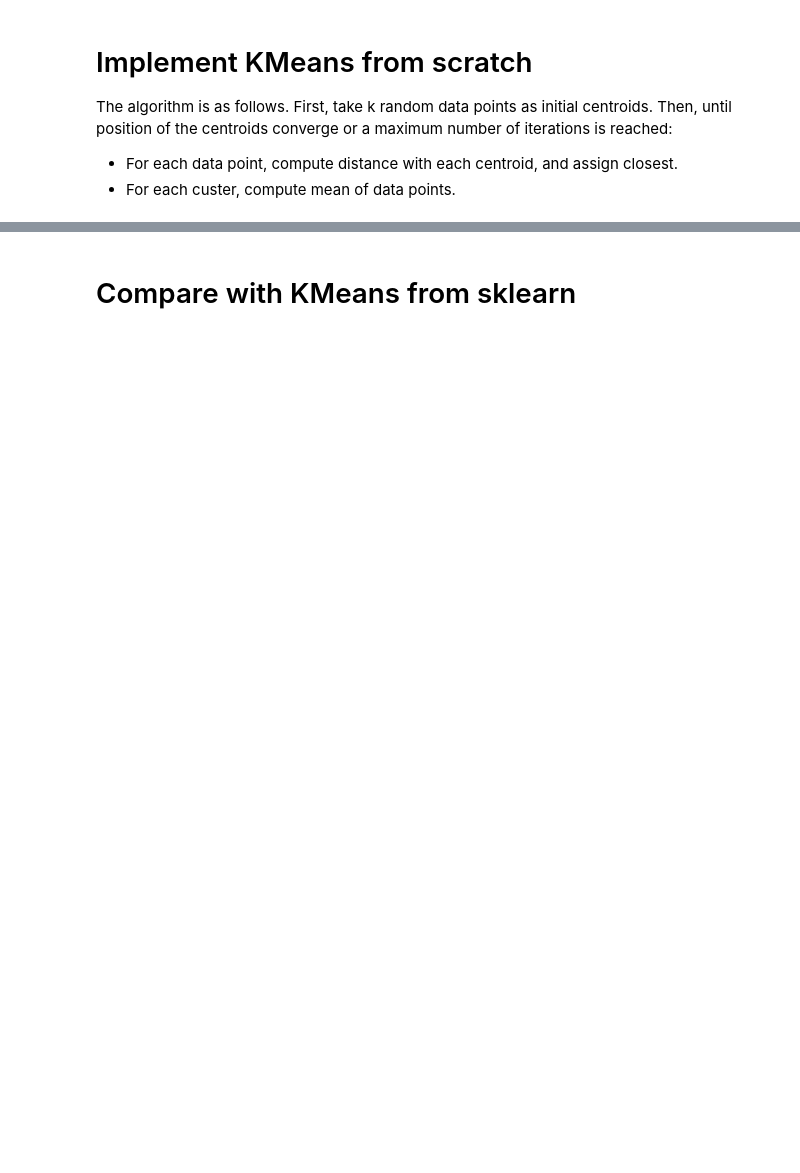
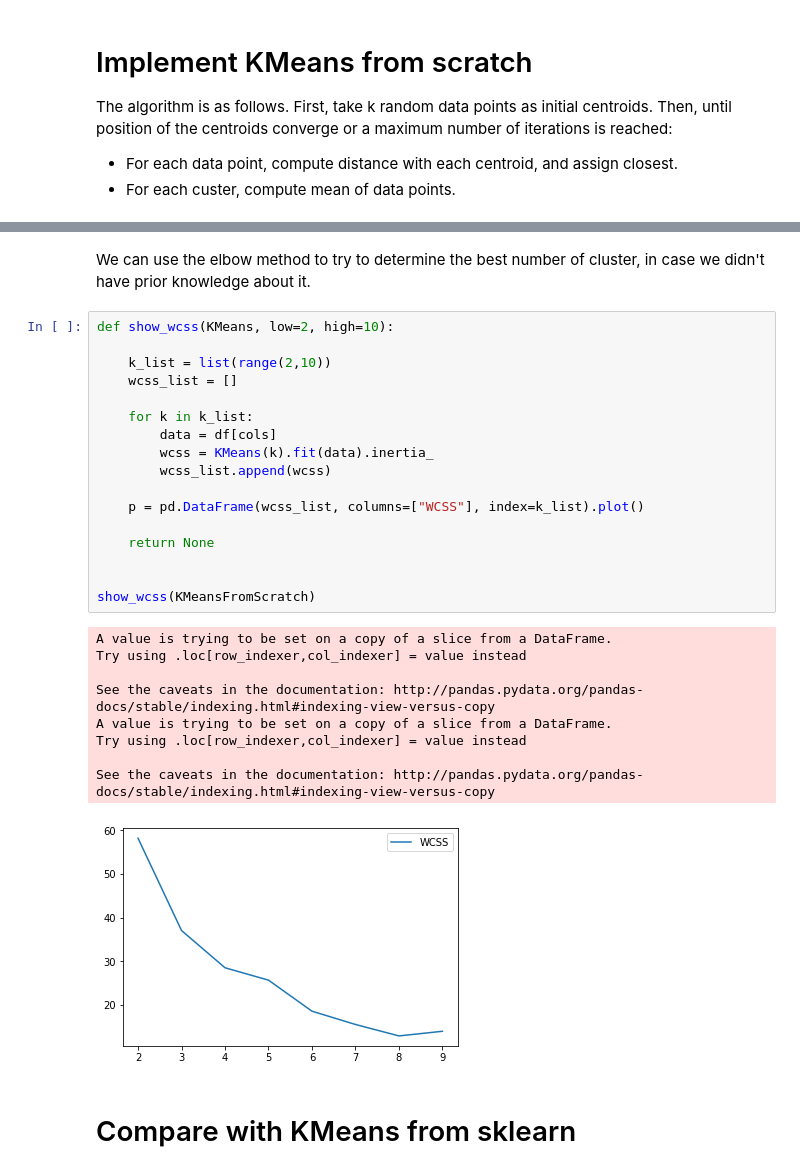
Before and after one commit to vincentqb/data-science-tutorial, a Jupyter notebook: KMeans.ipynb, the cells around one changed output, grey strips where cells are left out. Cells and saved outputs as stored; diff of their text form; blank space fills up the shorter version.

```diff
--- a/KMeans.ipynb
+++ b/KMeans.ipynb
@@ -126,3 +159,32 @@ See the caveats in the documentation: http://pandas.pydata.org/pandas-docs/stabl
+# %% [markdown]
+We can use the elbow method to try to determine the best number of cluster, in case we didn't have prior knowledge about it.
+# %%
+def show_wcss(KMeans, low=2, high=10):
+
+    k_list = list(range(2,10))
+    wcss_list = []
+
+    for k in k_list:
+        data = df[cols]
+        wcss = KMeans(k).fit(data).inertia_
+        wcss_list.append(wcss)
+
+    p = pd.DataFrame(wcss_list, columns=["WCSS"], index=k_list).plot()
+
+    return None
+
+
+show_wcss(KMeansFromScratch)
+# %% [output]
+A value is trying to be set on a copy of a slice from a DataFrame.
+Try using .loc[row_indexer,col_indexer] = value instead
+
+See the caveats in the documentation: http://pandas.pydata.org/pandas-docs/stable/indexing.html#indexing-view-versus-copy
+A value is trying to be set on a copy of a slice from a DataFrame.
+Try using .loc[row_indexer,col_indexer] = value instead
+
+See the caveats in the documentation: http://pandas.pydata.org/pandas-docs/stable/indexing.html#indexing-view-versus-copy
+[figure, added]
 # %% [markdown]
 # Compare with KMeans from sklearn
 # %%
```
Also changed, not shown: parts of 9 cells of this notebook.
